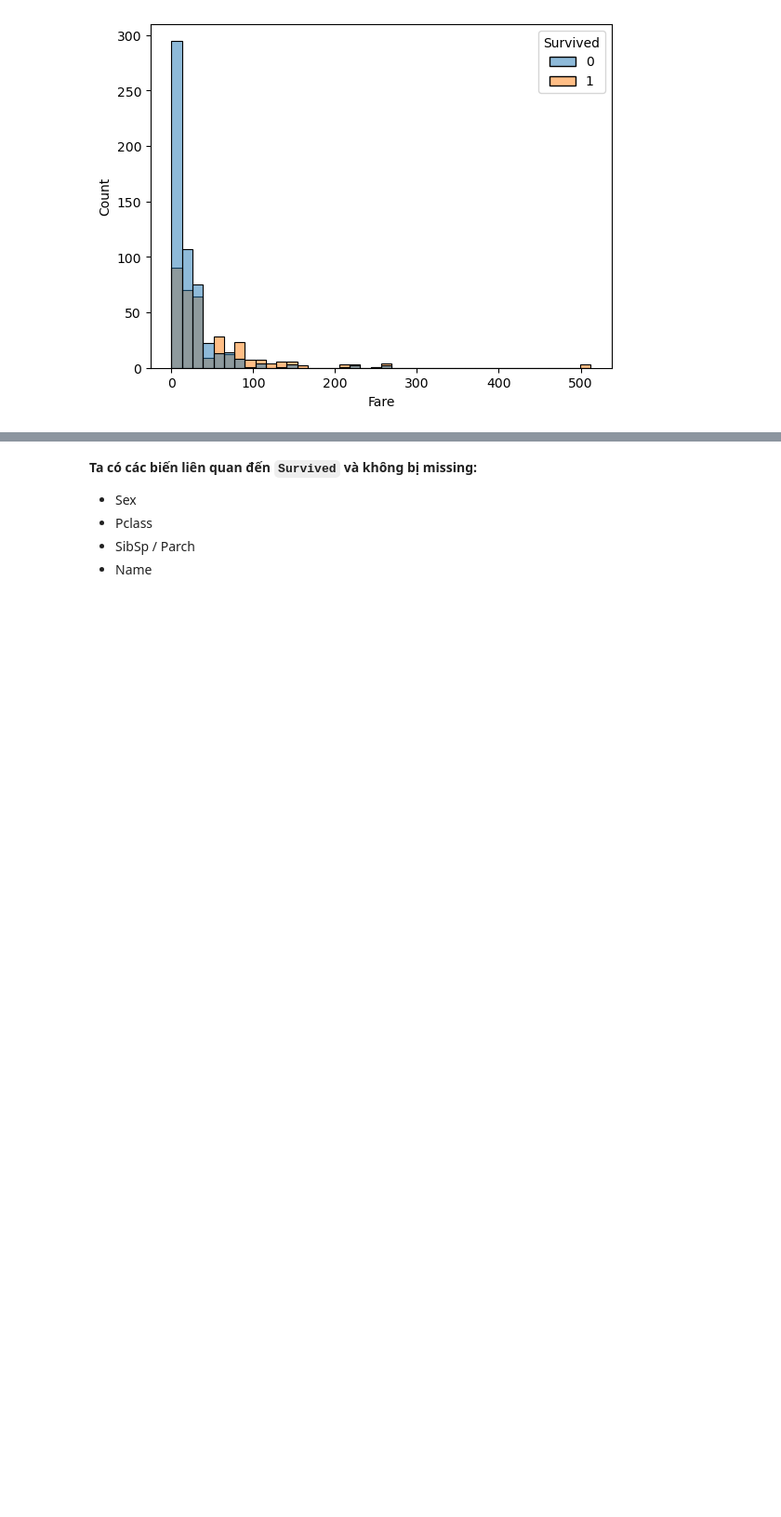
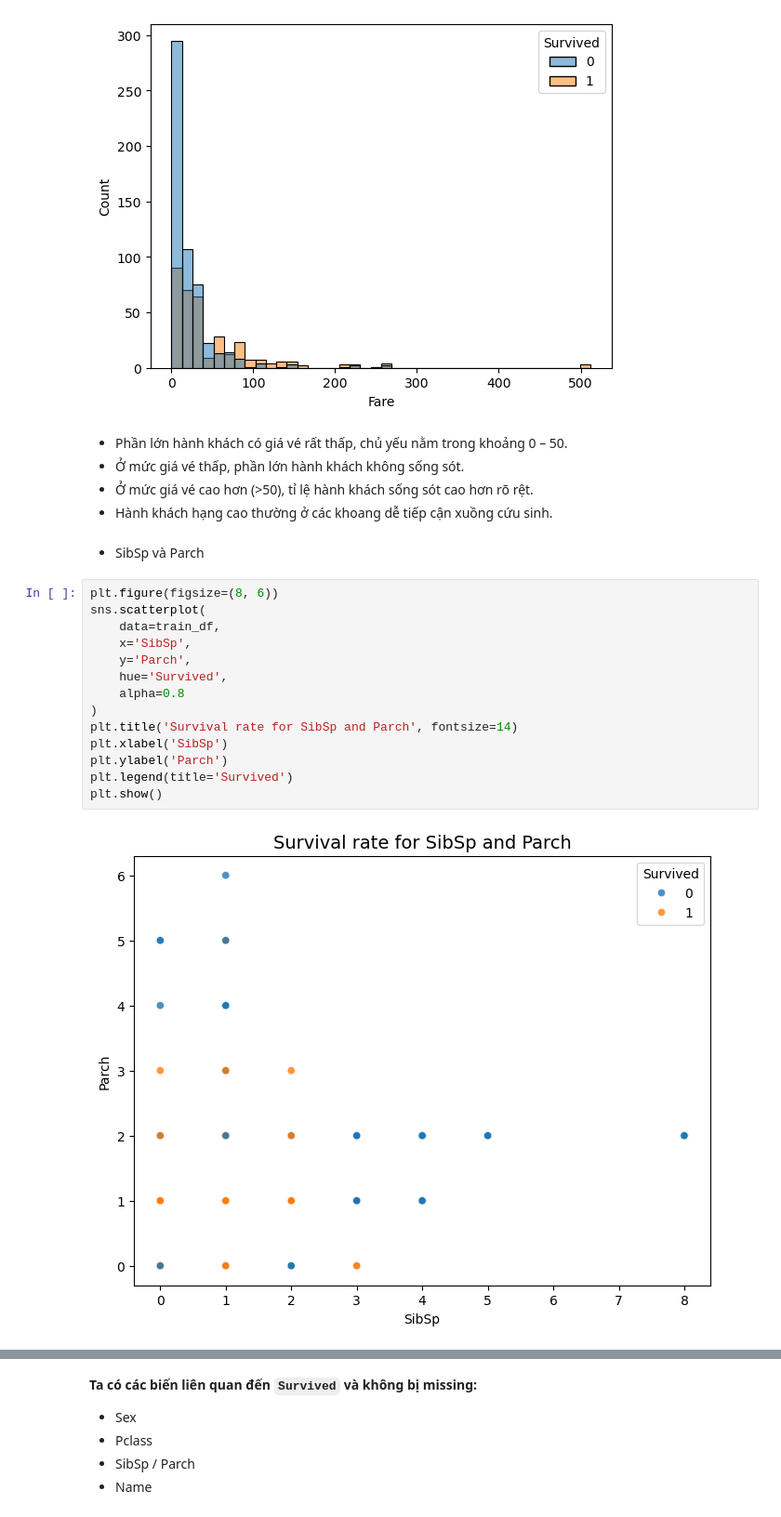
Before and after one commit to ngan23github/My-Machine-Learning, a Jupyter notebook: Challenge 1_Titanic/Titanic_Code.ipynb, the cells around one changed output, grey strips where cells are left out. Shown: that part at 93% size. Drawn from its saved outputs; the diff is of its cells as text; blank space fills up the shorter version.

```diff
--- a/Challenge 1_Titanic/Titanic_Code.ipynb
+++ b/Challenge 1_Titanic/Titanic_Code.ipynb
@@ -214,3 +232,26 @@ sns.histplot(data=train_df, x='Fare', hue='Survived', bins=40)
 # %% [output]
 <Axes: xlabel='Fare', ylabel='Count'>
 [figure]
+# %% [markdown]
+- Phần lớn hành khách có giá vé rất thấp, chủ yếu nằm trong khoảng 0 – 50.
+- Ở mức giá vé thấp, phần lớn hành khách không sống sót.
+- Ở mức giá vé cao hơn (>50), tỉ lệ hành khách sống sót cao hơn rõ rệt.
+- Hành khách hạng cao thường ở các khoang dễ tiếp cận xuồng cứu sinh.
+# %% [markdown]
+- SibSp và Parch
+# %%
+plt.figure(figsize=(8, 6))
+sns.scatterplot(
+    data=train_df,
+    x='SibSp',
+    y='Parch',
+    hue='Survived',
+    alpha=0.8
+)
+plt.title('Survival rate for SibSp and Parch', fontsize=14)
+plt.xlabel('SibSp')
+plt.ylabel('Parch')
+plt.legend(title='Survived')
+plt.show()
+# %% [output]
+[figure, added]
```
Also changed, not shown: parts of 26 cells of this notebook, 27 other files.
